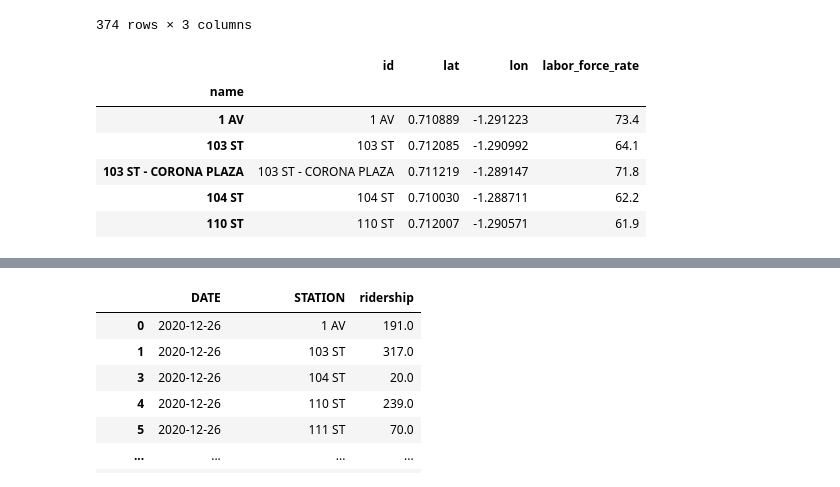
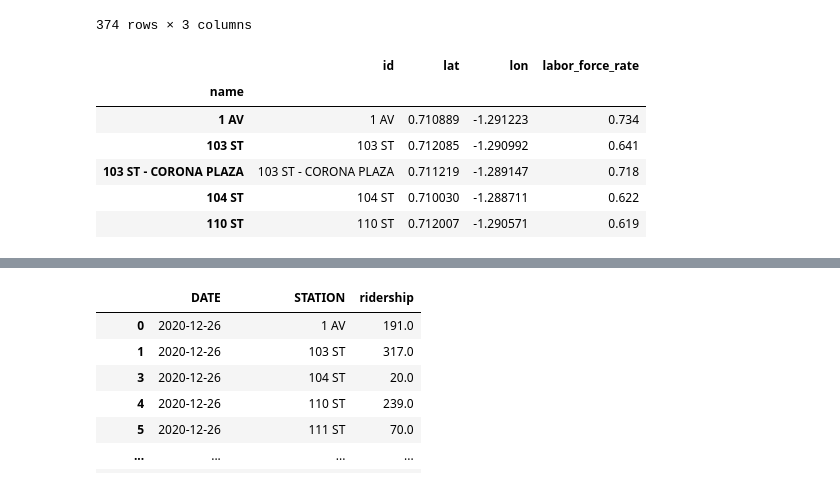
Before and after one commit to Eldervald/traffic-extrapolation, a Jupyter notebook: mta/data_preparation.ipynb, the cells around one changed output, grey strips where cells are left out. Cells and saved outputs as stored; diff of their text form; code cells hidden in the pictures.

```diff
--- a/mta/data_preparation.ipynb
+++ b/mta/data_preparation.ipynb
@@ -84,17 +87,17 @@ nodes_df
 # %%
 emp = pd.read_csv('data/mta_employment.csv').set_index('origin_name')
 emp = emp[emp.columns[-1]].rename('labor_force_rate')
-emp = emp.replace('-', None).astype(float)
+emp = emp.replace('-', None).astype(float) / 100.0
 nodes_df = nodes_df.join(emp)
 nodes_df.head(5)
 # %% [output]
 |  | id | lat | lon | labor_force_rate |
 | name |  |  |  |  |
-| 1 AV | 1 AV | 0.710889 | -1.291223 | 73.4 |
-| 103 ST | 103 ST | 0.712085 | -1.290992 | 64.1 |
-| 103 ST - CORONA PLAZA | 103 ST - CORONA PLAZA | 0.711219 | -1.289147 | 71.8 |
-| 104 ST | 104 ST | 0.710030 | -1.288711 | 62.2 |
-| 110 ST | 110 ST | 0.712007 | -1.290571 | 61.9 |
+| 1 AV | 1 AV | 0.710889 | -1.291223 | 0.734 |
+| 103 ST | 103 ST | 0.712085 | -1.290992 | 0.641 |
+| 103 ST - CORONA PLAZA | 103 ST - CORONA PLAZA | 0.711219 | -1.289147 | 0.718 |
+| 104 ST | 104 ST | 0.710030 | -1.288711 | 0.622 |
+| 110 ST | 110 ST | 0.712007 | -1.290571 | 0.619 |
 # %%
 house_pricing = pd.read_csv('data/mta_housing_salePrice.csv').set_index('origin_name')
 house_pricing.drop(columns=[x for x in house_pricing.columns if not x.startswith('Estimate')], inplace=True)
```
Also changed, not shown: parts of 10 cells of this notebook, 8 other files.
